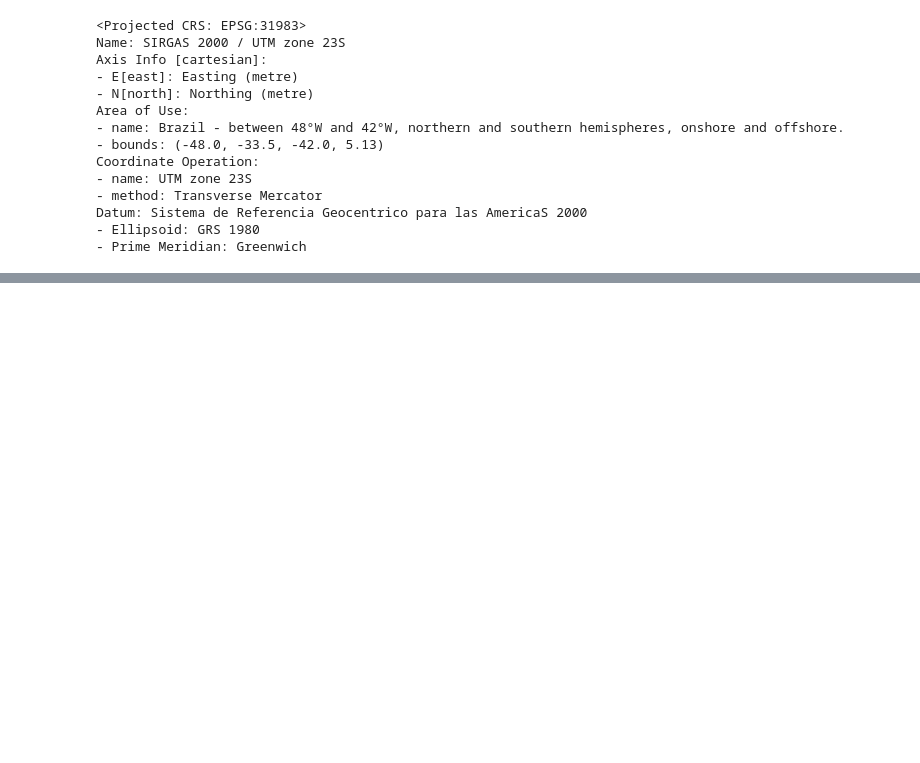
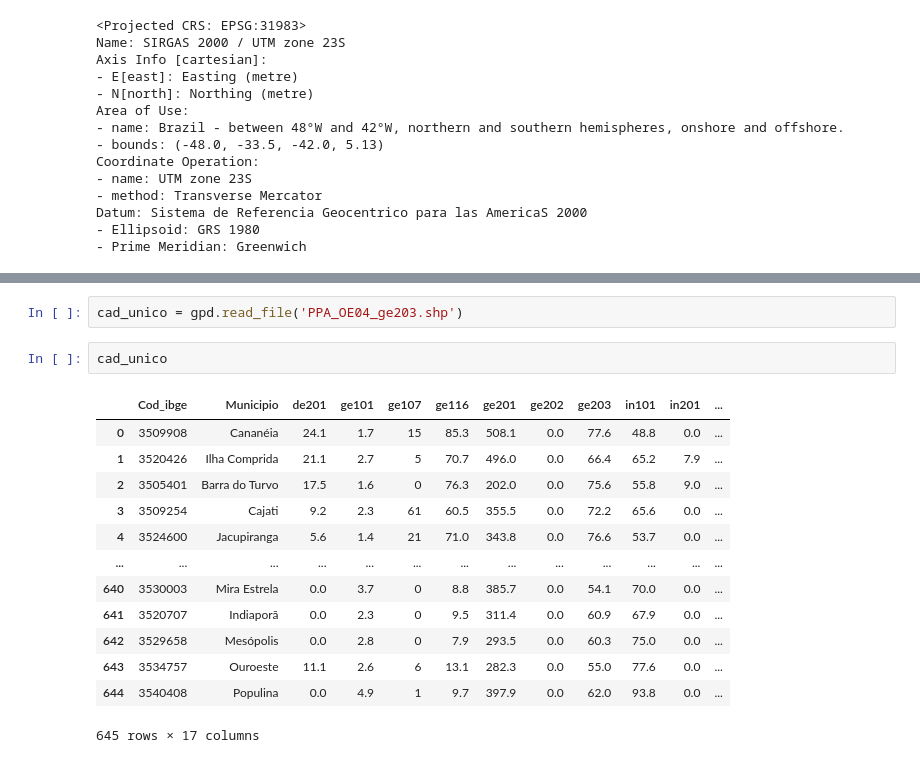
Before and after one commit to RicardoMourao-py/INFORMACOES_GEORREFERENCIADAS, a Jupyter notebook: projeto_infogeo.ipynb, the cells around one changed output, grey strips where cells are left out. Cells and saved outputs as stored; diff of their text form; blank space fills up the shorter version.

```diff
--- a/projeto_infogeo.ipynb
+++ b/projeto_infogeo.ipynb
@@ -98,0 +194,18 @@ Index(['ad_enderec', 'ad_prog', 'ad_site', 'ad_unidade', 'ad_agenda',
+# %%
+cad_unico = gpd.read_file('PPA_OE04_ge203.shp')
+# %%
+cad_unico
+# %% [output]
+|  | Cod_ibge | Municipio | de201 | ge101 | ge107 | ge116 | ge201 | ge202 | ge203 | in101 | in201 | ... |
+| 0 | 3509908 | Cananéia | 24.1 | 1.7 | 15 | 85.3 | 508.1 | 0.0 | 77.6 | 48.8 | 0.0 | ... |
+| 1 | 3520426 | Ilha Comprida | 21.1 | 2.7 | 5 | 70.7 | 496.0 | 0.0 | 66.4 | 65.2 | 7.9 | ... |
+| 2 | 3505401 | Barra do Turvo | 17.5 | 1.6 | 0 | 76.3 | 202.0 | 0.0 | 75.6 | 55.8 | 9.0 | ... |
+| 3 | 3509254 | Cajati | 9.2 | 2.3 | 61 | 60.5 | 355.5 | 0.0 | 72.2 | 65.6 | 0.0 | ... |
+| 4 | 3524600 | Jacupiranga | 5.6 | 1.4 | 21 | 71.0 | 343.8 | 0.0 | 76.6 | 53.7 | 0.0 | ... |
+| ... | ... | ... | ... | ... | ... | ... | ... | ... | ... | ... | ... | ... |
+| 640 | 3530003 | Mira Estrela | 0.0 | 3.7 | 0 | 8.8 | 385.7 | 0.0 | 54.1 | 70.0 | 0.0 | ... |
+| 641 | 3520707 | Indiaporã | 0.0 | 2.3 | 0 | 9.5 | 311.4 | 0.0 | 60.9 | 67.9 | 0.0 | ... |
+| 642 | 3529658 | Mesópolis | 0.0 | 2.8 | 0 | 7.9 | 293.5 | 0.0 | 60.3 | 75.0 | 0.0 | ... |
+| 643 | 3534757 | Ouroeste | 11.1 | 2.6 | 6 | 13.1 | 282.3 | 0.0 | 55.0 | 77.6 | 0.0 | ... |
+| 644 | 3540408 | Populina | 0.0 | 4.9 | 1 | 9.7 | 397.9 | 0.0 | 62.0 | 93.8 | 0.0 | ... |
+645 rows × 17 columns
```
Also changed, not shown: parts of 15 cells of this notebook.
